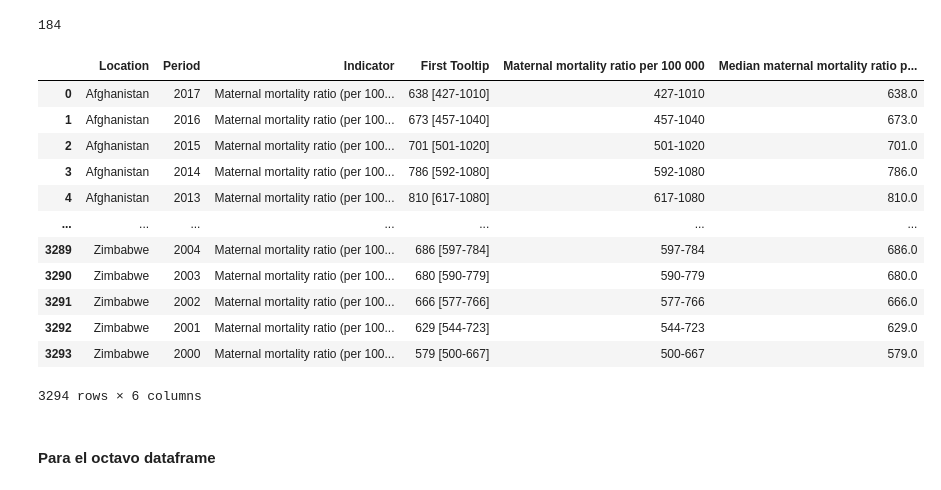
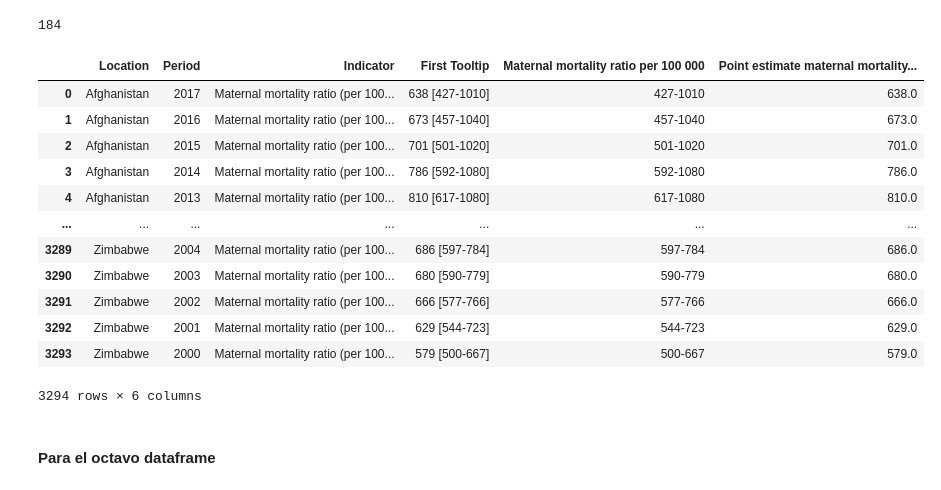
Before and after one commit to lauracamilaballesteros/Biostatistics-analysis, a Jupyter notebook: prueba.ipynb, the cells around one changed output. Drawn from its saved outputs; the diff is of its cells as text; code cells hidden in the pictures.

```diff
--- a/prueba.ipynb
+++ b/prueba.ipynb
@@ -452,9 +454,9 @@ df_maternal_mortality_ratio.Location.nunique()
 # %% [output]
 184
 # %%
-split_interval_median(df_maternal_mortality_ratio, "First Tooltip", "Maternal mortality ratio per 100 000", "Median maternal mortality ratio per 100 000")
+split_interval_median(df_maternal_mortality_ratio, "First Tooltip", "Maternal mortality ratio per 100 000", "Point estimate maternal mortality ratio per 100 000")
 # %% [output]
-|  | Location | Period | Indicator | First Tooltip | Maternal mortality ratio per 100 000 | Median maternal mortality ratio p... |
+|  | Location | Period | Indicator | First Tooltip | Maternal mortality ratio per 100 000 | Point estimate maternal mortality... |
 | 0 | Afghanistan | 2017 | Maternal mortality ratio (per 100... | 638 [427-1010] | 427-1010 | 638.0 |
 | 1 | Afghanistan | 2016 | Maternal mortality ratio (per 100... | 673 [457-1040] | 457-1040 | 673.0 |
 | 2 | Afghanistan | 2015 | Maternal mortality ratio (per 100... | 701 [501-1020] | 501-1020 | 701.0 |
```
Also changed, not shown: parts of 28 cells of this notebook.
